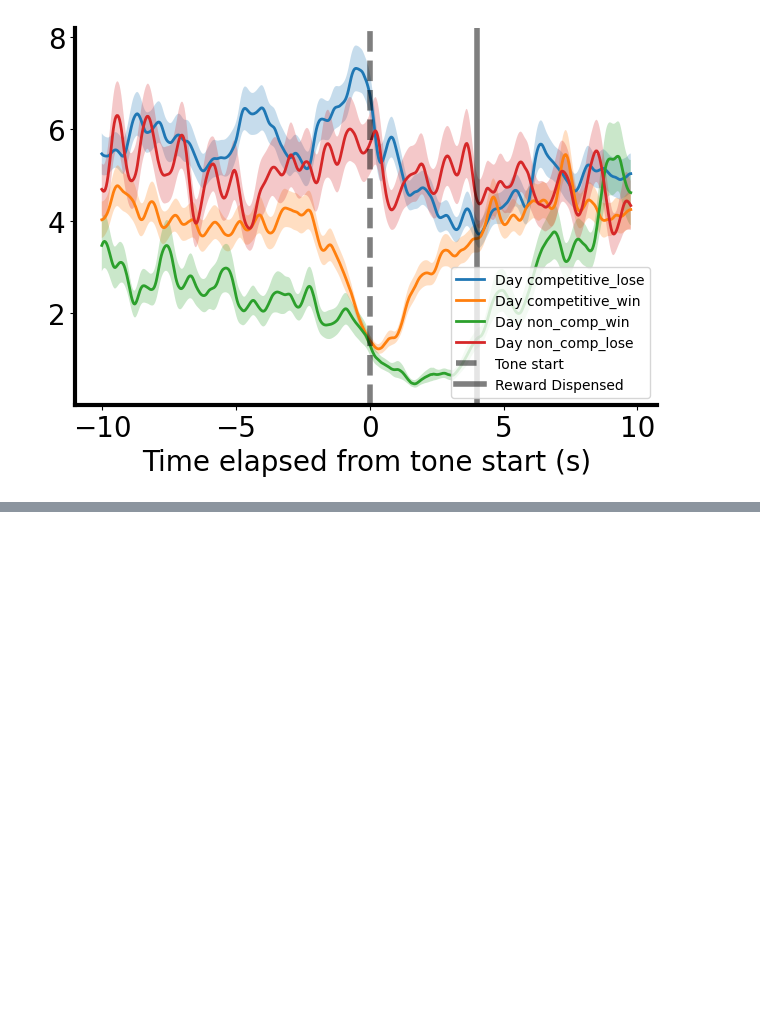
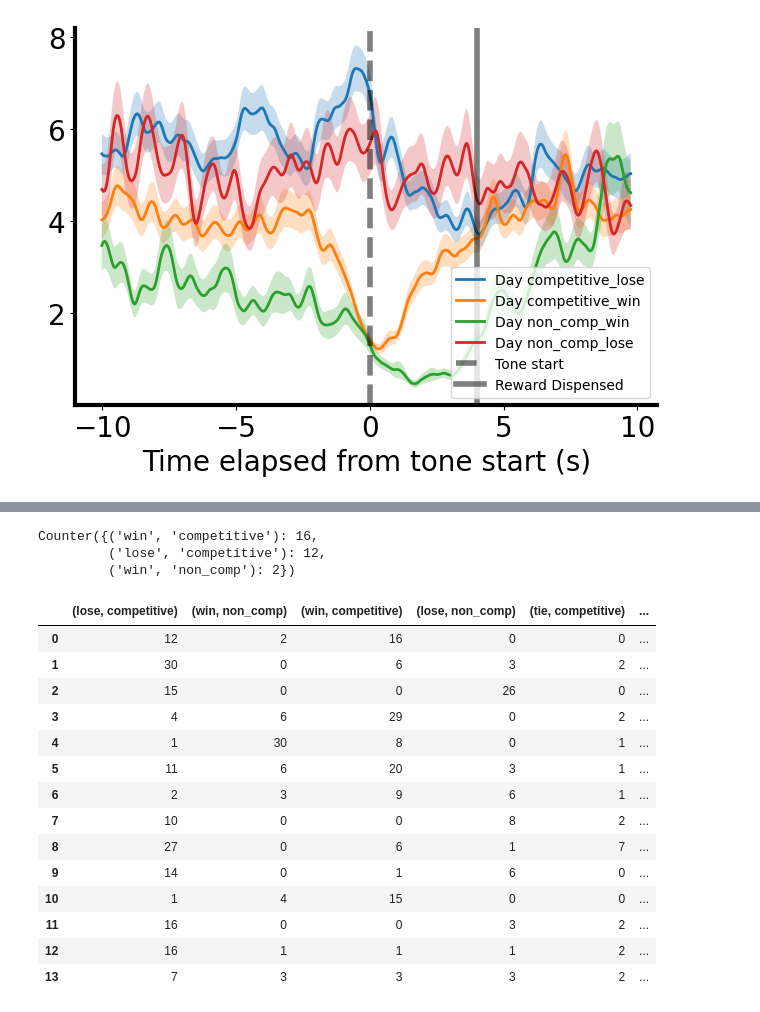
Before and after one commit to padillacoreanolab/reward_comp_ext, a Jupyter notebook: results/2024_09_02_behavioral_reward_comp/01_competitive_trials_analysis.ipynb, the cells around one changed output, grey strips where cells are left out. Saved outputs shown, nothing was run; the diff lists cells and outputs as text; code cells hidden in the pictures; blank space fills up the shorter version.

```diff
--- a/results/2024_09_02_behavioral_reward_comp/01_competitive_trials_analysis.ipynb
+++ b/results/2024_09_02_behavioral_reward_comp/01_competitive_trials_analysis.ipynb
@@ -802,0 +825,2 @@ array([ 1.4840927e+00,  1.3229651e+00,  1.1786296e+00,  1.0461178e+00,
+# %%
+copy_of_grouped_exploded_columns["trial_and_comp_tuple"] = copy_of_grouped_exploded_columns.apply(lambda x: list(zip(x["per_trial_trial_label"], x["per_trial_competition_label"])), axis=1)
@@ -802,0 +836,2 @@ array([ 1.4840927e+00,  1.3229651e+00,  1.1786296e+00,  1.0461178e+00,
+# %%
+copy_of_grouped_exploded_columns["trial_and_comp_counts"] = copy_of_grouped_exploded_columns["trial_and_comp_tuple"].apply(lambda x: Counter([tup for tup in x]))
@@ -802,0 +858,32 @@ array([ 1.4840927e+00,  1.3229651e+00,  1.1786296e+00,  1.0461178e+00,
+# %%
+copy_of_grouped_exploded_columns["trial_and_comp_counts"].iloc[0]
+# %% [output]
+Counter({('win', 'competitive'): 16,
+         ('lose', 'competitive'): 12,
+         ('win', 'non_comp'): 2})
+# %%
+# Convert the 'count_column' into a dataframe where keys become columns and values become data
+counts_grouped_exploded_columns = pd.DataFrame(copy_of_grouped_exploded_columns['trial_and_comp_counts'].tolist()).fillna(0)
+
+# Convert counts to integers (optional, as counts should be integers)
+counts_grouped_exploded_columns = counts_grouped_exploded_columns.astype(int)
+# %%
+counts_grouped_exploded_columns = counts_grouped_exploded_columns.iloc[::2].reset_index(drop=True)
+# %%
+counts_grouped_exploded_columns
+# %% [output]
+|  | (lose, competitive) | (win, non_comp) | (win, competitive) | (lose, non_comp) | (tie, competitive) | ... |
+| 0 | 12 | 2 | 16 | 0 | 0 | ... |
+| 1 | 30 | 0 | 6 | 3 | 2 | ... |
+| 2 | 15 | 0 | 0 | 26 | 0 | ... |
+| 3 | 4 | 6 | 29 | 0 | 2 | ... |
+| 4 | 1 | 30 | 8 | 0 | 1 | ... |
+| 5 | 11 | 6 | 20 | 3 | 1 | ... |
+| 6 | 2 | 3 | 9 | 6 | 1 | ... |
+| 7 | 10 | 0 | 0 | 8 | 2 | ... |
+| 8 | 27 | 0 | 6 | 1 | 7 | ... |
+| 9 | 14 | 0 | 1 | 6 | 0 | ... |
+| 10 | 1 | 4 | 15 | 0 | 0 | ... |
+| 11 | 16 | 0 | 0 | 3 | 2 | ... |
+| 12 | 16 | 1 | 1 | 1 | 2 | ... |
+| 13 | 7 | 3 | 3 | 3 | 2 | ... |
```
Also changed, not shown: parts of 44 cells of this notebook.
